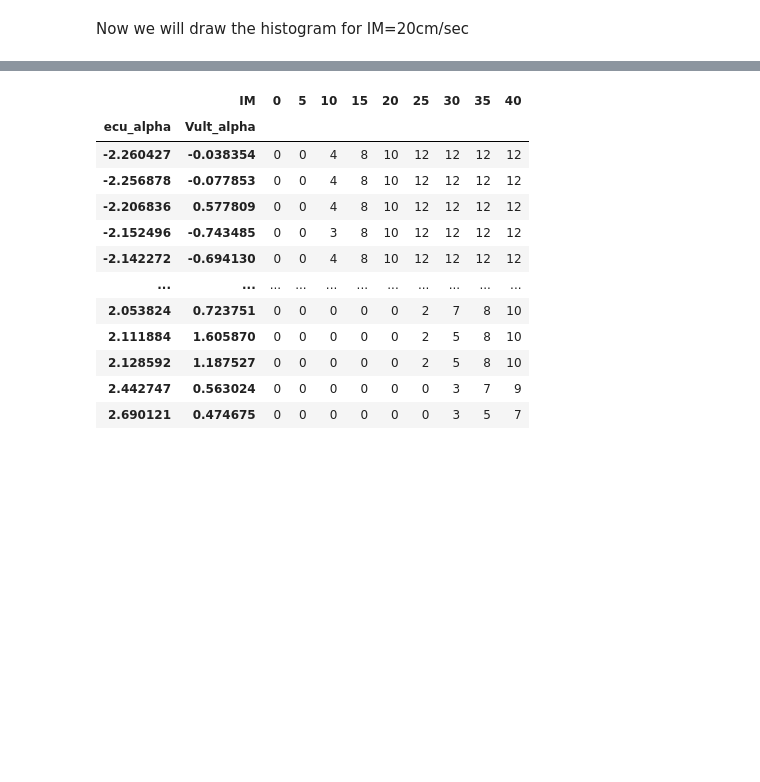
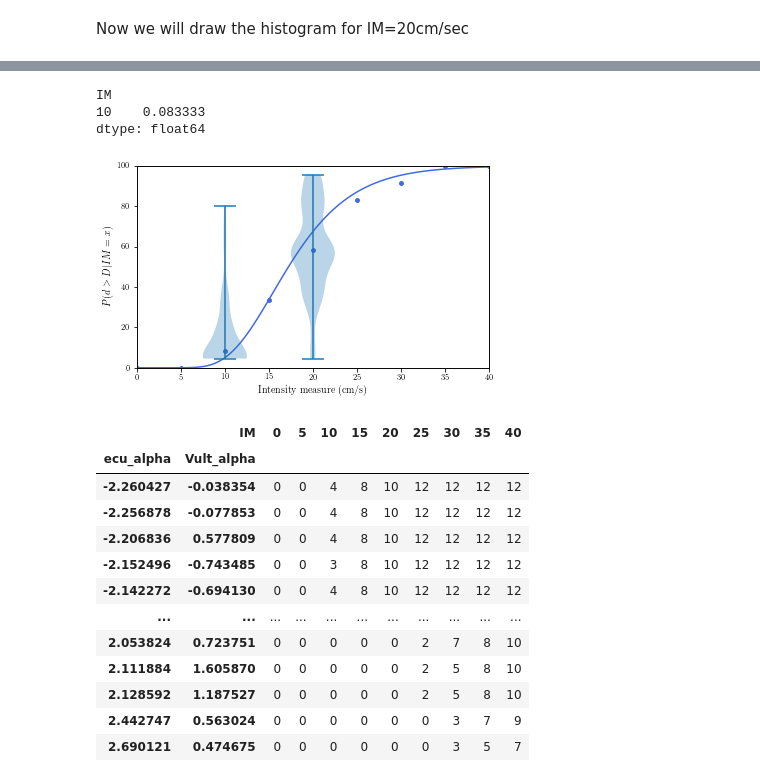
Before and after one commit to mtareqsoliman/msthesis, a Jupyter notebook: Benchmark_RS_DBLANN_12092022.ipynb, the cells around one changed output, grey strips where cells are left out. Cells and saved outputs as stored; diff of their text form; code cells hidden in the pictures; blank space fills up the shorter version.

```diff
--- a/Benchmark_RS_DBLANN_12092022.ipynb
+++ b/Benchmark_RS_DBLANN_12092022.ipynb
@@ -328,3 +320,31 @@ dtype: float64
+# %%
+fig, ax = plt.subplots(figsize=set_size(width))
+#fig.tight_layout(pad=4.0)
+
+ax.set_xlim(0,40)
+ax.set_ylim(0,100)
+ax.yaxis.set_major_formatter(pticks)
+ax.plot(np.linspace(0,40,100),NLTHA100_frag*100,linestyle='-',color='royalblue')
+ax.scatter(np.arange(0,45,5),np.median(NLTHA100_pivot,axis=0)*100/12,s=15,color='royalblue')
+ax.set_xlabel('Intensity measure (cm/s)')
+ax.set_ylabel(r'$P(d>D|IM=x)$')
+#ax.set_title('Benchmark collapse fragility with violinplots superimposed')
+
+        # 100 points of x,    interpolation for the curve,                                                              clearing non-zeroes
+
+#do not forget to make the straight line between 0 and 5
+
+ax3 = ax.twinx()  # instantiate a second axes that shares the same x-axis
+ax3.set_yticks([])
+ax3.violinplot(np.array(NLTHA100_pivot[[10,20]]),positions=[10,20],widths=5)
+plt.savefig('finalfrag_bmark.pgf', backend='pgf', dpi=600, bbox_inches="tight", transparent=True)
+#plt.savefig('finalfrag_bmark.pdf', backend='pdf', dpi=600, bbox_inches="tight", transparent=True)
+NLTHA100_pivot[[10]].median()/12
+# %% [output]
+IM
+10    0.083333
+dtype: float64
+[figure, added]
 # %%
 NLTHA100_pivot_2 = pd.pivot_table(NLTHA100, values='state', index=['ecu','Vult'],columns=['IM'], aggfunc=np.sum)  #merging rows makes more problems so leave them as they are
 NLTHA100_pivot_2.insert(0,0,0)
```
Also changed, not shown: parts of 38 cells of this notebook.
